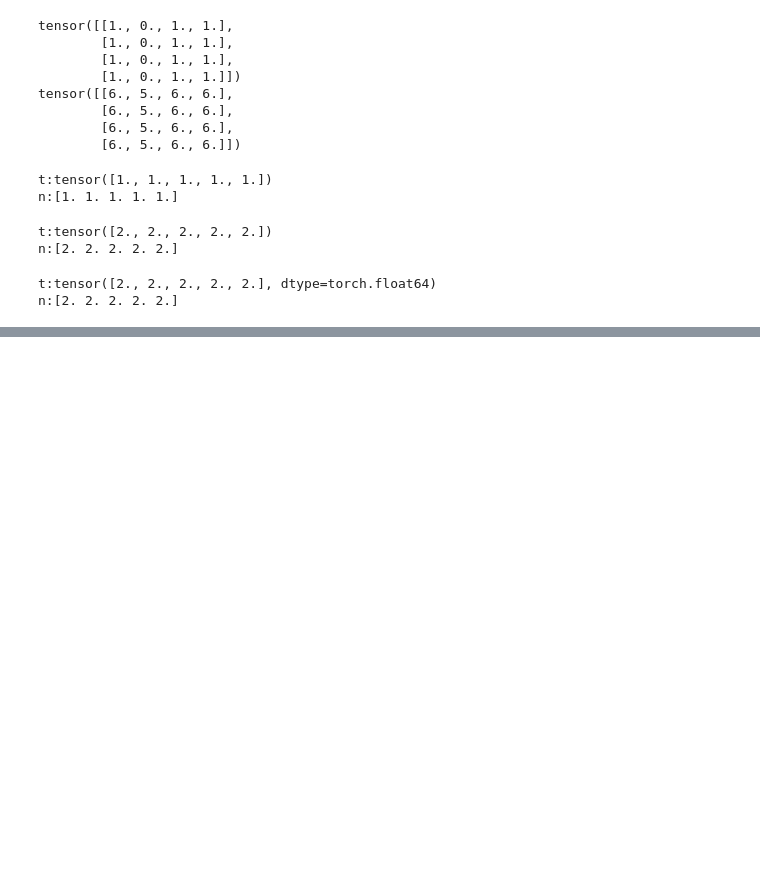
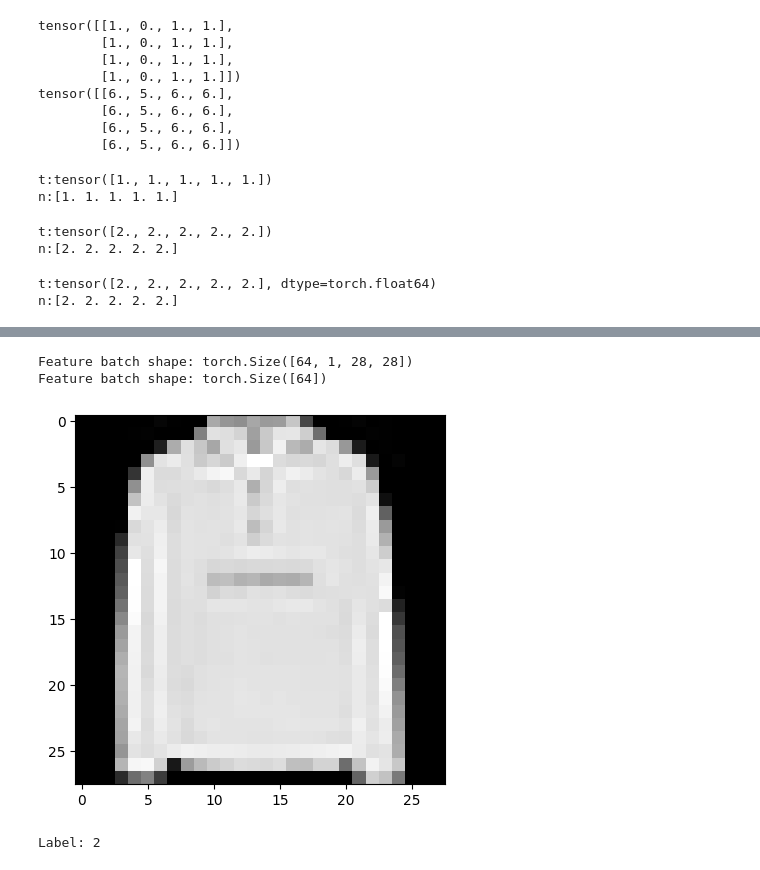
Before and after one commit to Anikacyp/torch, a Jupyter notebook: _downloads/070179efc13bd796c5dd4af7bf52d5b9/intro.ipynb, the cells around one changed output, grey strips where cells are left out. Drawn from its saved outputs; the diff is of its cells as text; code cells hidden in the pictures; blank space fills up the shorter version.

```diff
--- a/_downloads/070179efc13bd796c5dd4af7bf52d5b9/intro.ipynb
+++ b/_downloads/070179efc13bd796c5dd4af7bf52d5b9/intro.ipynb
@@ -243,0 +312,22 @@ n:[2. 2. 2. 2. 2.]
+# %%
+from torch.utils.data import DataLoader
+train_dataloader = DataLoader(training_data, batch_size = 64, shuffle = True)
+test_dataloader = DataLoader(test_data, batch_size = 64, shuffle = True)
+# %%
+# Iterate through the DataLoader
+# Each iteration below returns a batch of train_features and train_labels, which contains batch_size features
+# and labels respectively.
+
+train_features, train_labels = next(iter(train_dataloader))
+print(f"Feature batch shape: {train_features.size()}")
+print(f"Feature batch shape: {train_labels.size()}")
+img = train_features[0].squeeze()
+label = train_labels[0]
+plt.imshow(img, cmap="gray")
+plt.show()
+print(f"Label: {label}")
+# %% [output]
+Feature batch shape: torch.Size([64, 1, 28, 28])
+Feature batch shape: torch.Size([64])
+[figure, added]
+Label: 2
```
Also changed, not shown: parts of 6 cells of this notebook.
